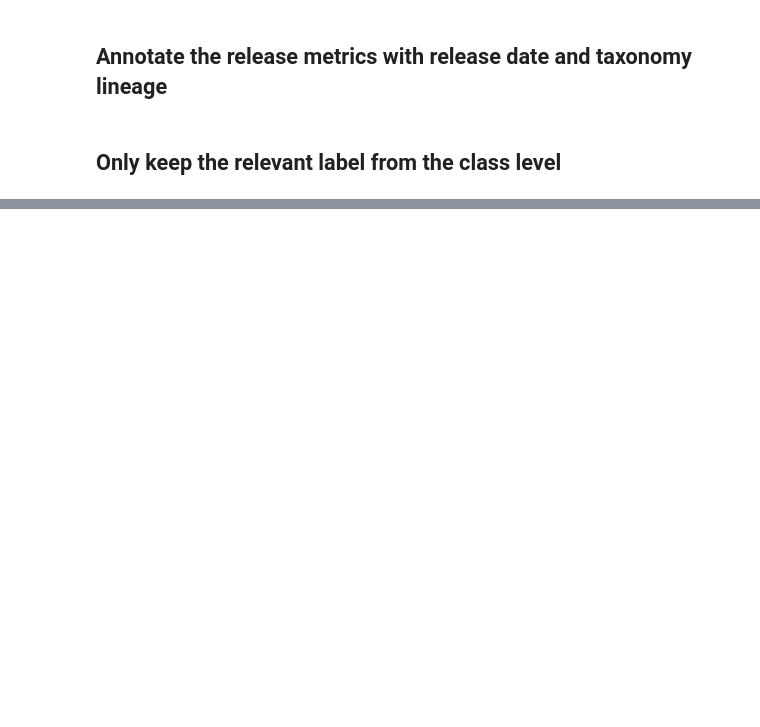
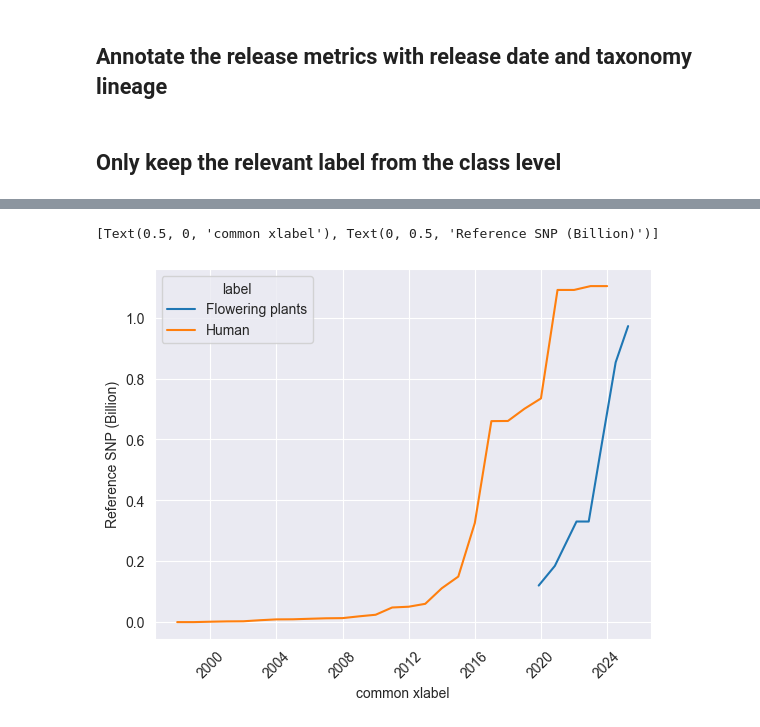
Before and after one commit to EBIvariation/eva-tasks, a Jupyter notebook: tasks/eva_3868/release_metrics.ipynb, the cells around one changed output, grey strips where cells are left out. Saved outputs shown, nothing was run; the diff lists cells and outputs as text; code cells hidden in the pictures; blank space fills up the shorter version.

```diff
--- a/tasks/eva_3868/release_metrics.ipynb
+++ b/tasks/eva_3868/release_metrics.ipynb
@@ -94,0 +97,16 @@ g2.grid(False)
+# %%
+dbsnp_metrics = pd.read_csv('dbsnp_release_metrics_per_year.tsv', sep='\t')
+dbsnp_metrics['Date'] = pd.to_datetime(dbsnp_metrics['Year'], format='%Y')
+dbsnp_metrics['label'] = 'Human'
+eva_metrics_per_plants = eva_metrics_per_class.loc[eva_metrics_per_class['label'] == 'Flowering plants', ['Date', 'Reference SNP (rs)', 'label']]
+
+metrics = pd.concat([eva_metrics_per_plants, dbsnp_metrics], axis='rows')
+metrics['Reference SNP (rs)'] = metrics['Reference SNP (rs)'] / 1000000000
+
+g = seaborn.lineplot(data=metrics, x='Date', y='Reference SNP (rs)', hue='label')
+g.tick_params(axis='x', rotation=45)
+g.set(xlabel='common xlabel', ylabel='Reference SNP (Billion)')
+# g.grid(False)
+# %% [output]
+[Text(0.5, 0, 'common xlabel'), Text(0, 0.5, 'Reference SNP (Billion)')]
+[figure, added]
```
Also changed, not shown: parts of 5 cells of this notebook, 1 other file.
